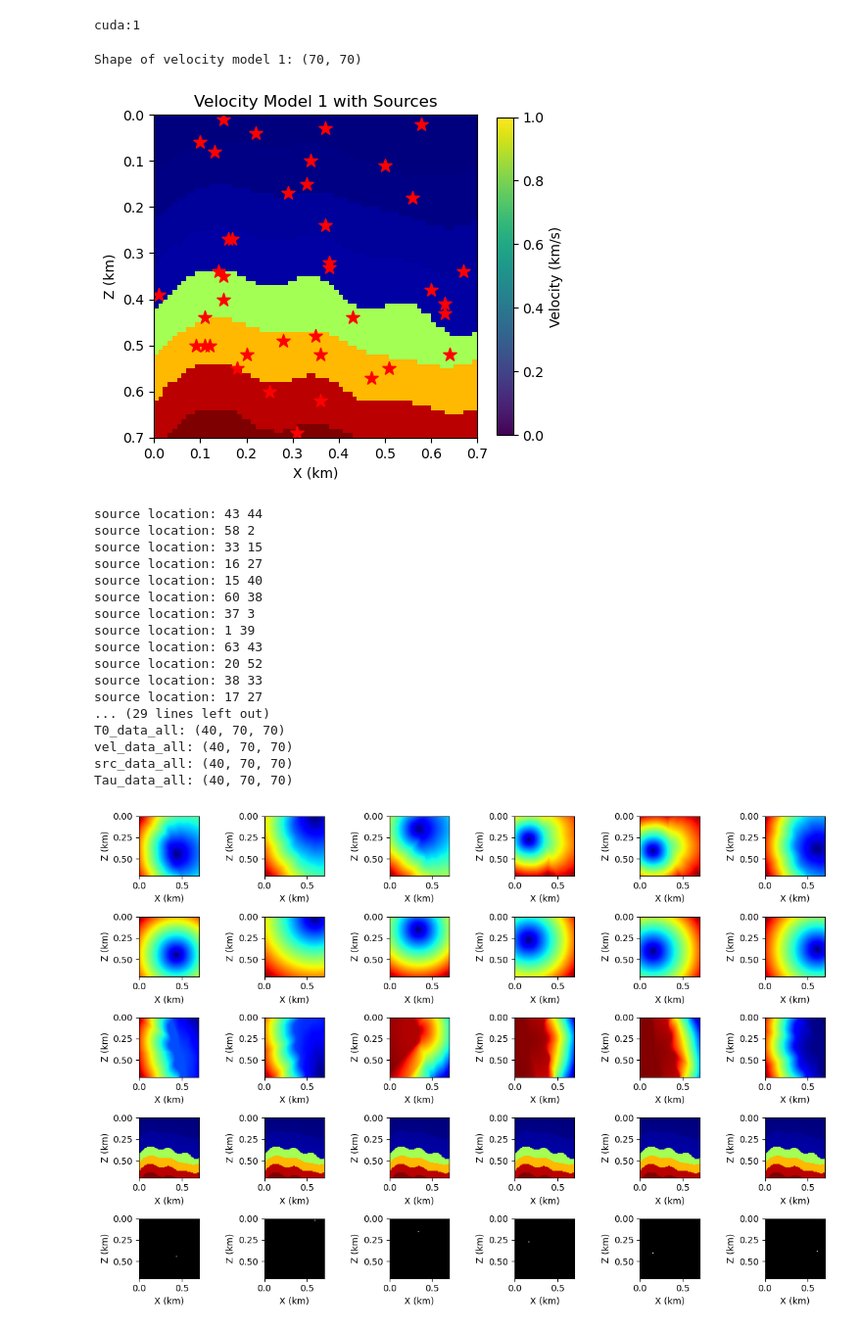
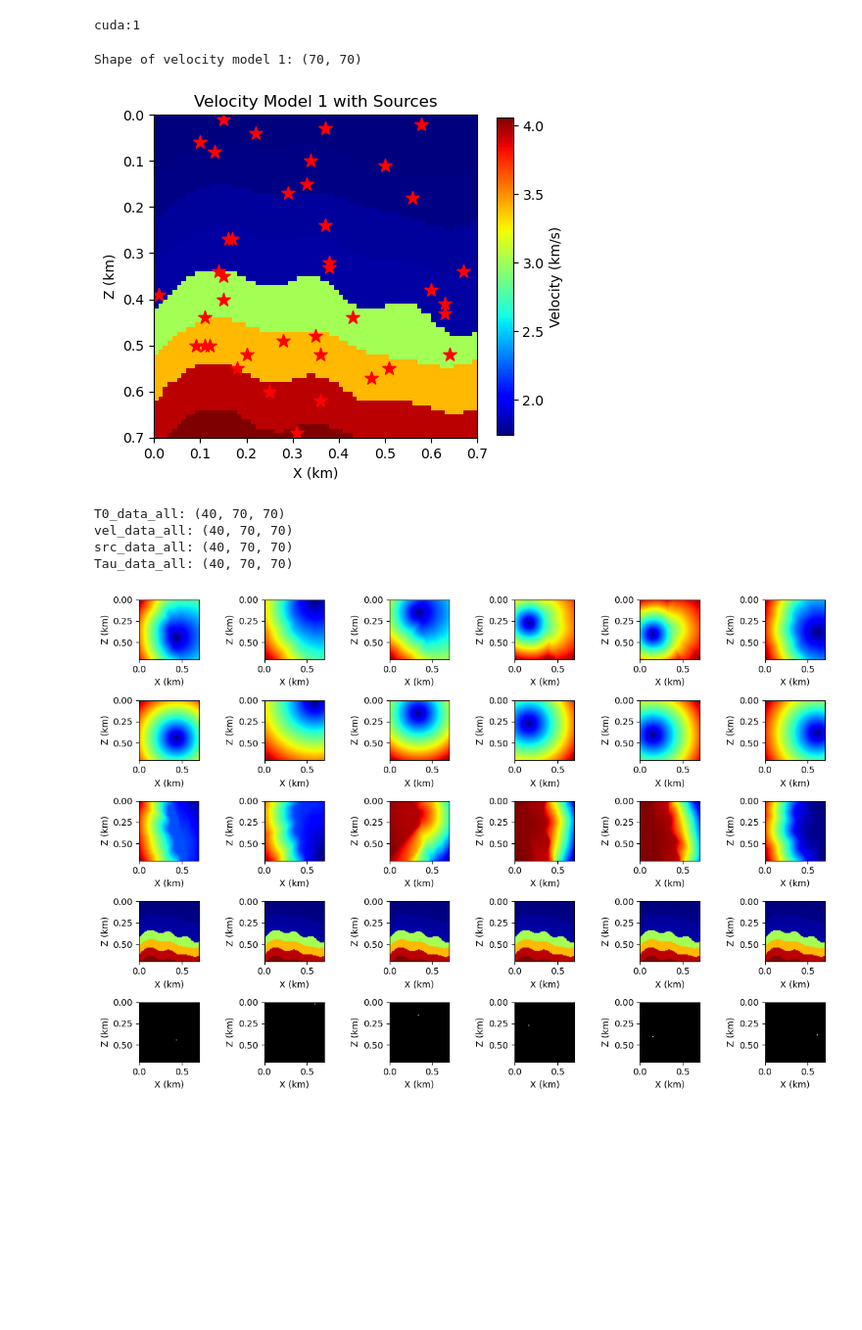
Before and after one commit to cuiyang512/KAN-FNO-Eikonal-Equation, a Jupyter notebook: KFNO_OpenFWI_Train.ipynb, the cells around one changed output. Shown at 98% size. Saved outputs shown, nothing was run; the diff lists cells and outputs as text; code cells hidden in the pictures; blank space fills up the shorter version.

```diff
--- a/KFNO_OpenFWI_Train.ipynb
+++ b/KFNO_OpenFWI_Train.ipynb
@@ -212,10 +212,10 @@ src_data_all = []
 for model_idx in range(1, 2):
     # Load velocity model
     try:
-        velz = np.load(f'./vel_model/model_{model_idx}.npy')
+        velz = np.load(f'./vel_model/OpenFWI/model_{model_idx}.npy')
         print(f'Shape of velocity model {model_idx}: {velz.shape}')
     except FileNotFoundError:
-        print(f"Error: './vel_model/model_{model_idx}.npy' not found. Using random data for debugging.")
+        print(f"Error: './vel_model/OpenFWI/model_{model_idx}.npy' not found. Using random data for debugging.")
         nx, nz = 64, 64  # Default size for debugging
         velz = np.random.rand(nx, nz) * 3 + 1  # Random velocity between 1 and 4 km/s
 
@@ -231,12 +231,12 @@ for model_idx in range(1, 2):
     # Visualization
     plt.figure(figsize=(5, 5))
     plt.imshow(velz, extent=[0, nx*dx, nz*dz, 0], cmap='jet')
+    cbar = plt.colorbar(shrink=0.7)
+    cbar.set_label(r'Velocity (km/s)')  # Assuming velocity, not density
     plt.scatter(source_locs_physical[:, 0], source_locs_physical[:, 1], c='red', marker='*', s=100)
     plt.xlabel('X (km)')
     plt.ylabel('Z (km)')
     plt.title(f'Velocity Model {model_idx} with Sources')
-    cbar = plt.colorbar(shrink=0.7)
-    cbar.set_label(r'Velocity (km/s)')  # Assuming velocity, not density
     plt.tight_layout()
     plt.show()
 
@@ -274,47 +274,34 @@ for model_idx in range(1, 2):
         t1 = fmm.eikonal(
             vel_homo,
             xyz=np.array([src_physical[0], 0, src_physical[1]]),
             ax=[0, dx, nx],
             ay=[0, dx, 1],
             az=[0, dz, nz],
             order=2
         )
         T0_data[src_idx] = t1.reshape(nx, nz, order='F').T
 
         # Append to all data
         T_data_all.append(T_data[src_idx])
         T0_data_all.append(T0_data[src_idx])
         vel_data_all.append(vel_data[src_idx])
         src_data_all.append(src_data[src_idx])
 
 # Convert to numpy arrays
 T0_data_all = np.array(T0_data_all)      # Shape: (n_models * n_sources, nx, nz)
 T_data_all = np.array(T_data_all)        # Shape: (n_models * n_sources, nx, nz)
 vel_data_all = np.array(vel_data_all)    # Shape: (n_models * n_sources, nx, nz)
 src_data_all = np.array(src_data_all)    # Shape: (n_models * n_sources, nx, nz, 2)
 Tau_data_all = T_data_all - T0_data_all  # Shape: (n_models * n_sources, nx, nz)
 
 
 print(f"T0_data_all: {T0_data_all.shape}")
 print(f"vel_data_all: {vel_data_all.shape}")
 print(f"src_data_all: {src_data_all.shape}")
 print(f"Tau_data_all: {Tau_data_all.shape}")
 # %% [output]
 Shape of velocity model 1: (70, 70)
-[figure, old version]
+[figure, new version]
-source location: 43 44
-source location: 58 2
-source location: 33 15
-source location: 16 27
-source location: 15 40
-source location: 60 38
-source location: 37 3
-source location: 1 39
-source location: 63 43
-source location: 20 52
-source location: 38 33
-source location: 17 27
-... (29 lines left out)
 T0_data_all: (40, 70, 70)
 vel_data_all: (40, 70, 70)
 src_data_all: (40, 70, 70)
```
Also changed, not shown: parts of 6 cells of this notebook, 3 other files.
